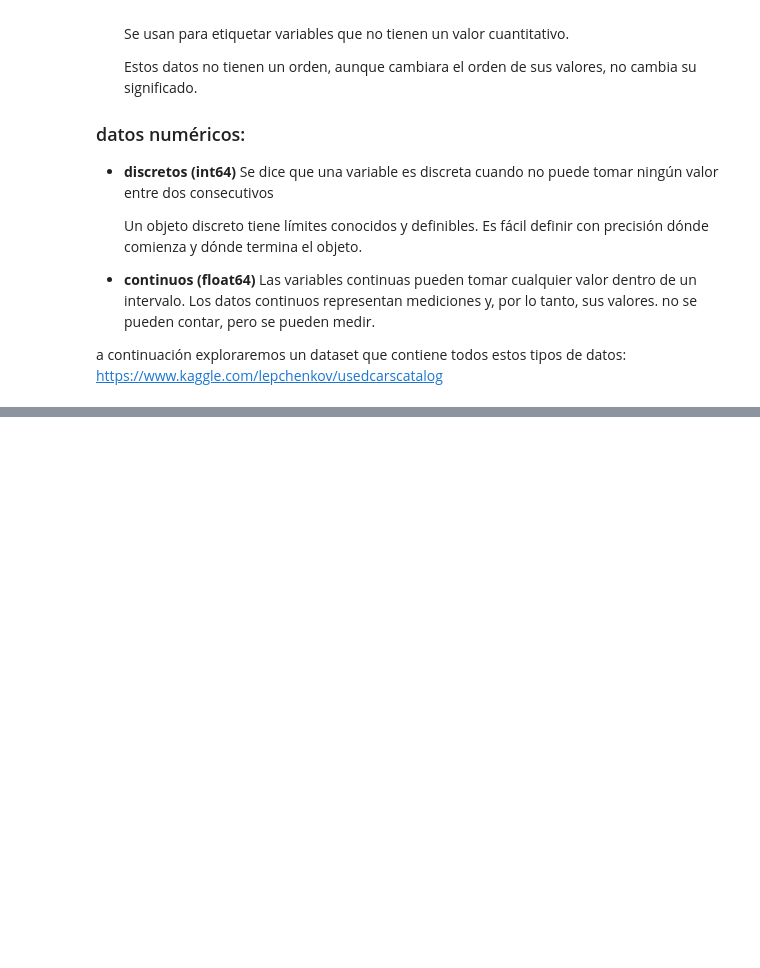
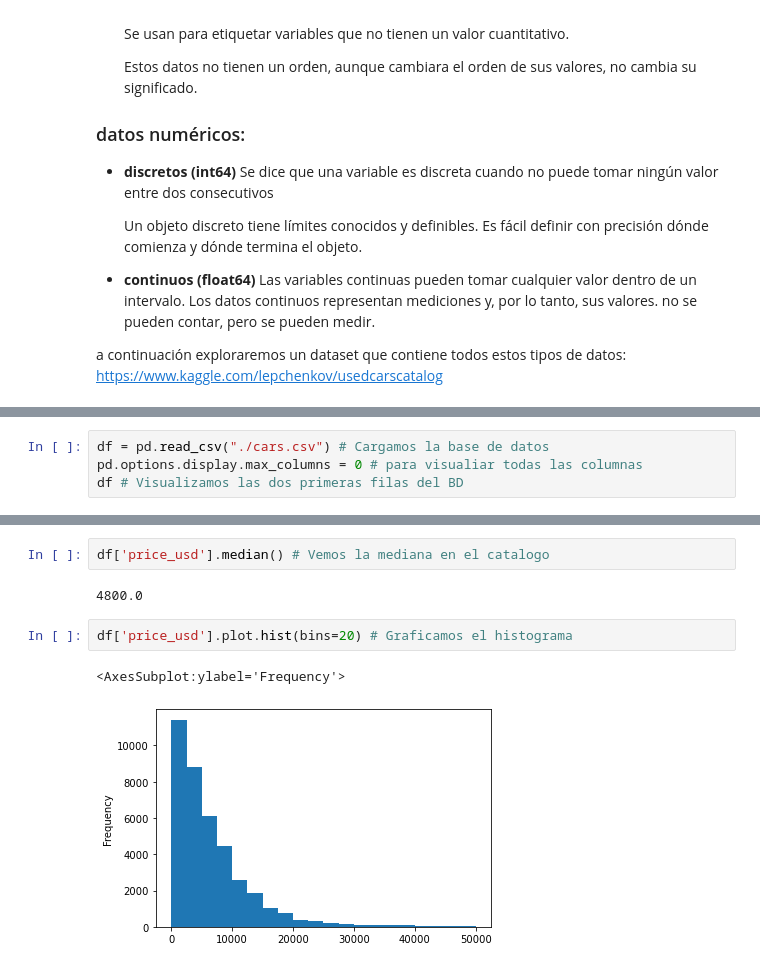
Before and after one commit to ronaldespinozaa/estadistica-descriptiva, a Jupyter notebook: estadistica-descriptiva.ipynb, the cells around one changed output, grey strips where cells are left out. Saved outputs shown, nothing was run; the diff lists cells and outputs as text; blank space fills up the shorter version.

```diff
--- a/estadistica-descriptiva.ipynb
+++ b/estadistica-descriptiva.ipynb
@@ -119,0 +406,4 @@ df.head(2)
+# %%
+df = pd.read_csv("./cars.csv") # Cargamos la base de datos
+pd.options.display.max_columns = 0 # para visualiar todas las columnas
+df # Visualizamos las dos primeras filas del BD
@@ -119,0 +430,9 @@ df.head(2)
+# %%
+df['price_usd'].median() # Vemos la mediana en el catalogo
+# %% [output]
+4800.0
+# %%
+df['price_usd'].plot.hist(bins=20) # Graficamos el histograma
+# %% [output]
+<AxesSubplot:ylabel='Frequency'>
+[figure, added]
```
Also changed, not shown: parts of 40 cells of this notebook, 2 other files.
